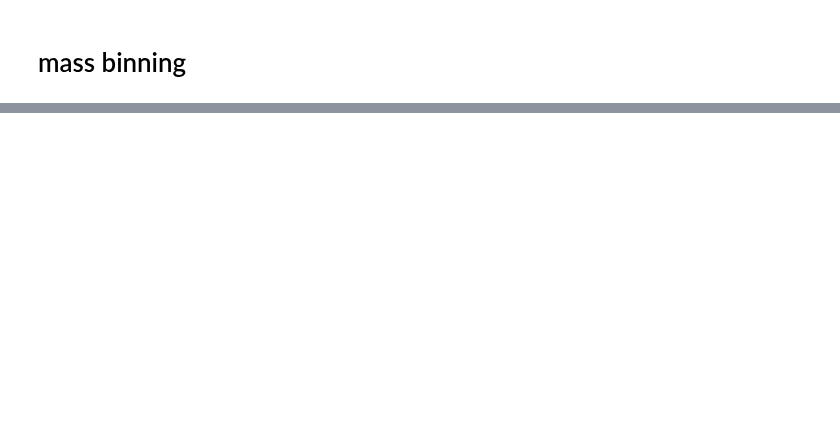
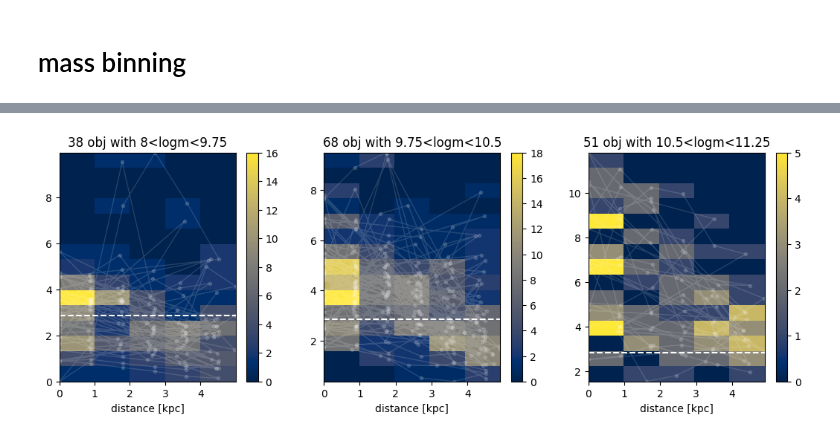
Before and after one commit to 2003cy/Balmer-Decrement-CLEAR, a Jupyter notebook: 6_binning.ipynb, the cells around one changed output, grey strips where cells are left out. Saved outputs shown, nothing was run; the diff lists cells and outputs as text; code cells hidden in the pictures; blank space fills up the shorter version.

```diff
--- a/6_binning.ipynb
+++ b/6_binning.ipynb
@@ -56,0 +57,32 @@ plt.show()
+# %%
+ax =plt.figure(figsize=(13,4))
+
+for i in range(len(bins_m)-1):
+    ax.add_subplot(int(f'13{i+1}'))
+    r_lis = np.array(()); balmer_lis = np.array(())
+    r_pix_lis = np.array(()); balmer_pix_lis = np.array(())
+
+    for obj in obj_lis_sel[obj_lis_sel['bin_m']==i+1]:
+        path = f"data_extracted/{file_name(obj,prefix='extracted')}"
+        with fits.open(path) as hdu:
+            r,ha_r,ha_r_err, hb_r, hb_r_err, balmer_r, balmer_r_err, E_ba, A_a = np.vstack(find_data('RAD_PROFILE_CONV',hdu)[1].data).transpose()
+            r_lis = np.append(r_lis,r)
+            balmer_lis = np.append(balmer_lis,balmer_r)
+
+            distances_obj, balmer_pix, balmer_pix_err = np.vstack(find_data('PIX_RAD_PROFILE',hdu)[1].data).transpose()
+            r_pix_lis = np.append(r_pix_lis,distances_obj)
+            balmer_pix_lis = np.append(balmer_pix_lis,balmer_pix)
+
+
+    mask = np.logical_and(r_lis<5,balmer_lis<12)
+    #mask = np.logical_and(r_lis<100000,balmer_lis<14000000)
+    plt.hist2d(r_lis[mask],balmer_lis[mask],bins=(5,15),cmap = 'cividis')#, bins=(10,20))
+    plt.plot(r_lis[mask],balmer_lis[mask],linewidth=1,marker='.',color='white',alpha=0.15)
+    #plt.xlim(-1,8);plt.ylim(0,14)
+    plt.title(f'{len(obj_lis[binning_m==i+1])} obj with {bin_label_m[i]}')
+    plt.xlabel('distance [kpc]')
+    plt.axhline(2.86,0,7,linestyle='--',color='white')
+    plt.colorbar()
+plt.show()
+# %% [output]
+[figure, added]
```
Also changed, not shown: parts of 8 cells of this notebook, 16 other files.
